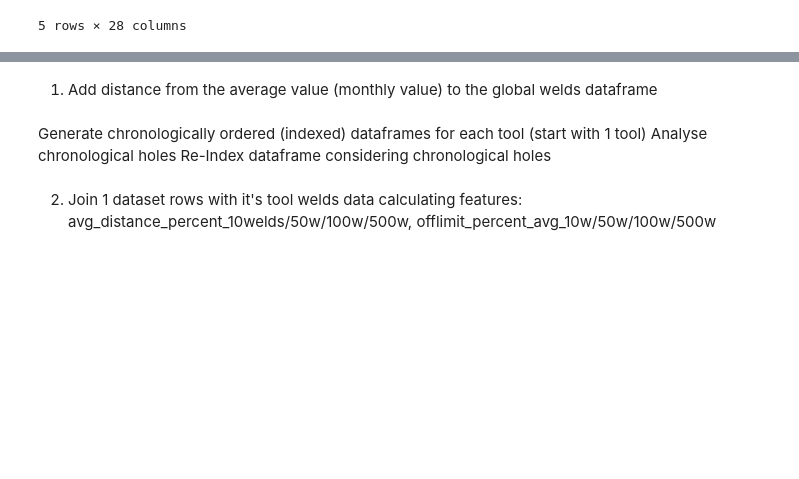
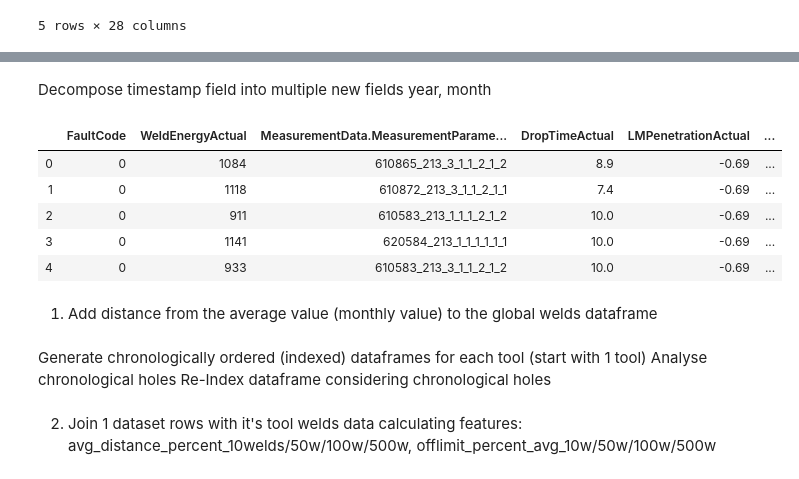
Before and after one commit to guillemvidalfite/ml-utils, a Jupyter notebook: daimler_feature_engineering/notebooks/Prepare_Reference_Features.ipynb, the cells around one changed output, grey strips where cells are left out. Drawn from its saved outputs; the diff is of its cells as text; code cells hidden in the pictures; blank space fills up the shorter version.

```diff
--- a/daimler_feature_engineering/notebooks/Prepare_Reference_Features.ipynb
+++ b/daimler_feature_engineering/notebooks/Prepare_Reference_Features.ipynb
@@ -54,3 +67,17 @@ df_references.head()
+# %% [markdown]
+Decompose timestamp field into multiple new fields year, month
+# %%
+df_all_tools_welds['year'] = df_all_tools_welds.apply(lambda row: row.timestamp[0:4], axis=1)
+df_all_tools_welds['month'] = df_all_tools_welds.apply(lambda row: row.timestamp[5:7], axis=1)
+
+df_all_tools_welds.head()
+# %% [output]
+|  | FaultCode | WeldEnergyActual | MeasurementData.MeasurementParame... | DropTimeActual | LMPenetrationActual | ... |
+| 0 | 0 | 1084 | 610865_213_3_1_1_2_1_2 | 8.9 | -0.69 | ... |
+| 1 | 0 | 1118 | 610872_213_3_1_1_2_1_1 | 7.4 | -0.69 | ... |
+| 2 | 0 | 911 | 610583_213_1_1_1_2_1_2 | 10.0 | -0.69 | ... |
+| 3 | 0 | 1141 | 620584_213_1_1_1_1_1_1 | 10.0 | -0.69 | ... |
+| 4 | 0 | 933 | 610583_213_3_1_1_2_1_2 | 10.0 | -0.69 | ... |
 # %% [markdown]
 1) Add distance from the average value (monthly value) to the global welds dataframe
 # %% [markdown]
```
Also changed, not shown: parts of 7 cells of this notebook, 3 other files.
